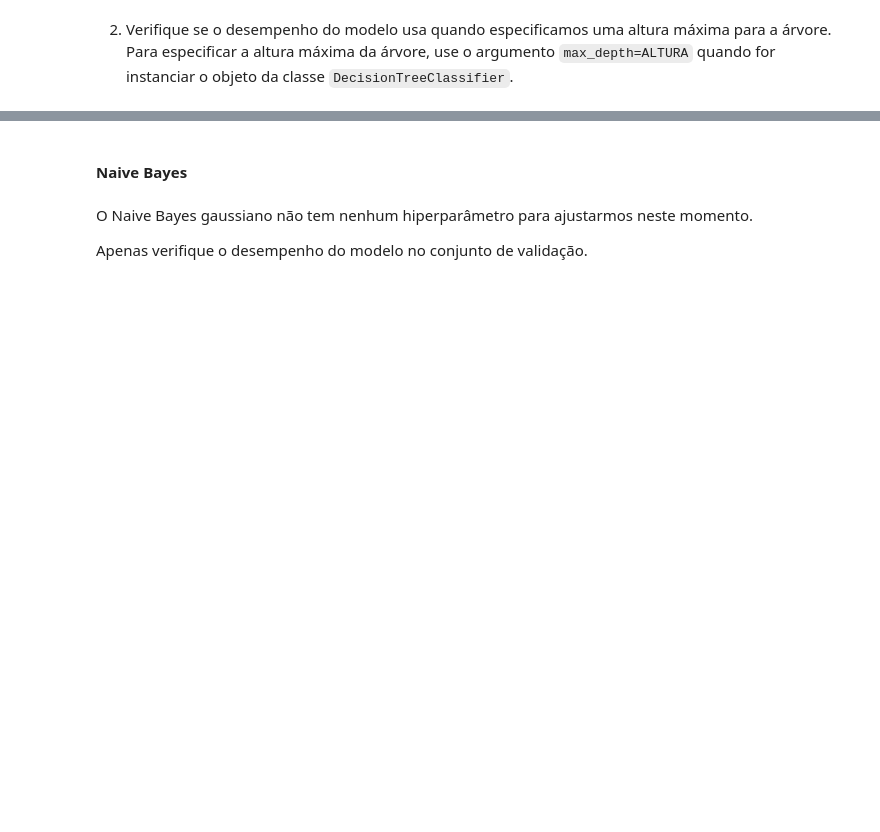
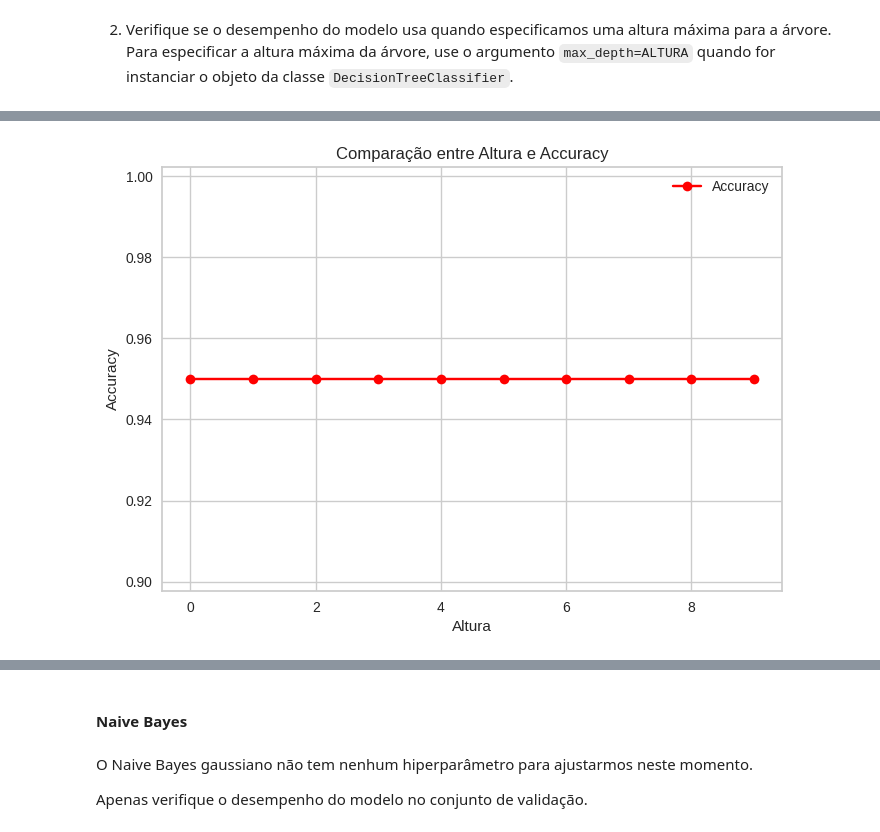
Before and after one commit to AnaCristina1972/projett, a Jupyter notebook: Atividade_1_Modelos_introdutórios.ipynb, the cells around one changed output, grey strips where cells are left out. Saved outputs shown, nothing was run; the diff lists cells and outputs as text; code cells hidden in the pictures; blank space fills up the shorter version.

```diff
--- a/Atividade_1_Modelos_introdutórios.ipynb
+++ b/Atividade_1_Modelos_introdutórios.ipynb
@@ -454,0 +365,9 @@ weighted avg       0.96      0.95      0.95        20
+# %%
+plt.plot(listAcura, label='Accuracy', color='red', marker='o')
+plt.xlabel('Altura')
+plt.ylabel('Accuracy')
+plt.title('Comparação entre Altura e Accuracy')
+plt.legend()
+plt.show()
+# %% [output]
+[figure, added]
```
Also changed, not shown: parts of 73 cells of this notebook.
